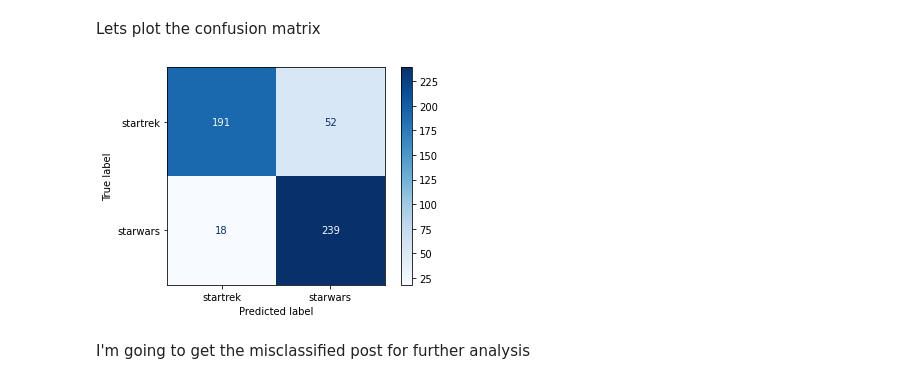
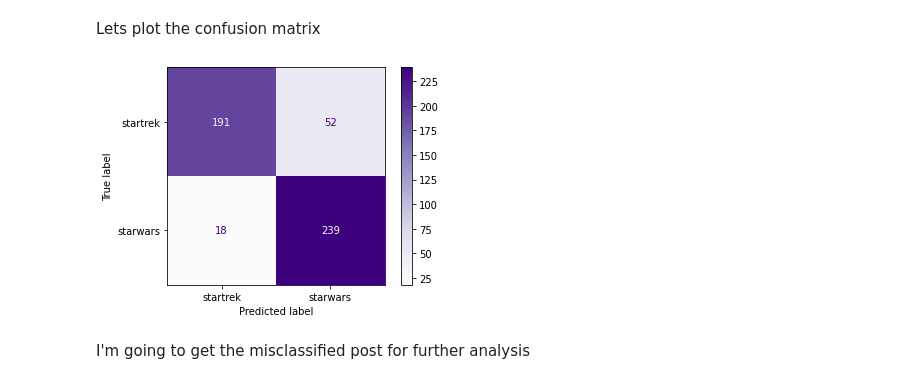
Before and after one commit to CaptCardoso/Subreddit-Classifier, a Jupyter notebook: notebooks/04 logistic regression model.ipynb, the cells around one changed output. Drawn from its saved outputs; the diff is of its cells as text; code cells hidden in the pictures.

```diff
--- a/notebooks/04 logistic regression model.ipynb
+++ b/notebooks/04 logistic regression model.ipynb
@@ -121,10 +121,10 @@ gs.best_params_
 # %% [markdown]
 Lets plot the confusion matrix
 # %%
-metrics.plot_confusion_matrix(gs, X_test, y_test, cmap = 'Blues',
+metrics.plot_confusion_matrix(gs, X_test, y_test, cmap = 'Purples',
                              values_format='d', display_labels=['startrek','starwars']);
 # %% [output]
-[figure, old version]
+[figure, new version]
 # %% [markdown]
 I'm going to get the misclassified post for further analysis
 # %%
```
Also changed, not shown: parts of 2 cells of this notebook, 4 other files.
